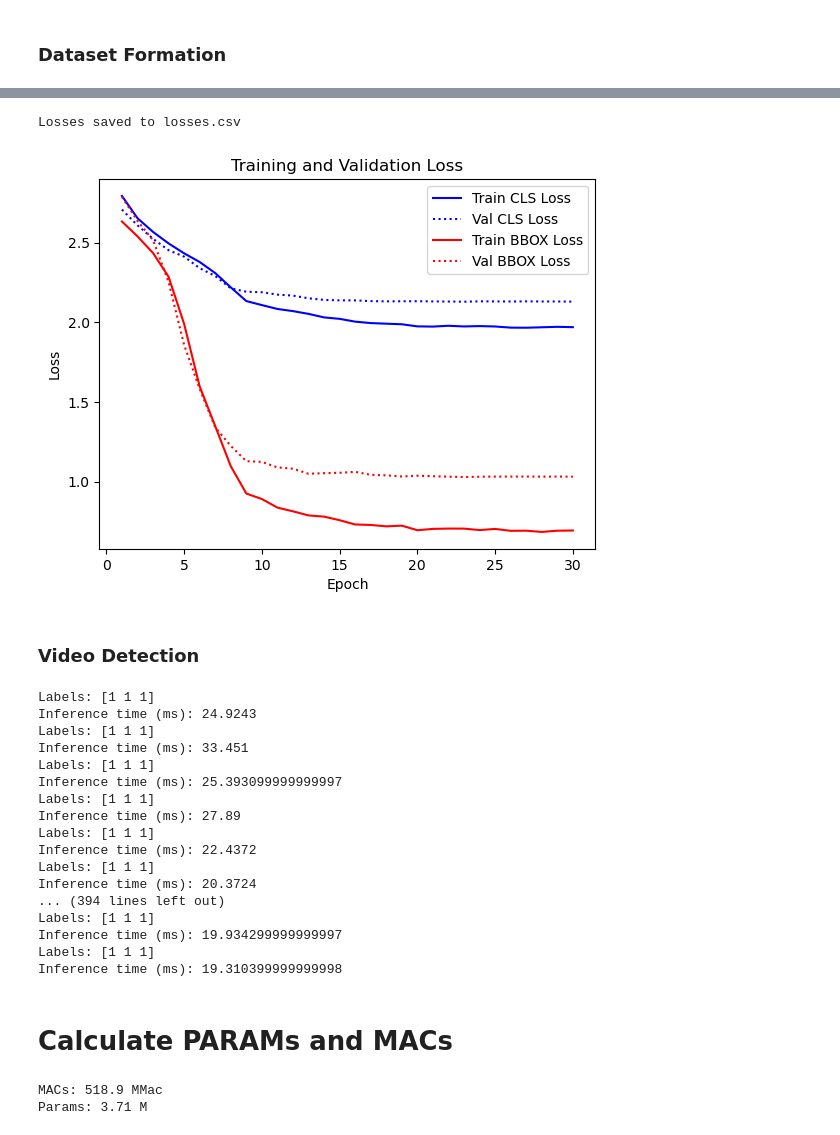
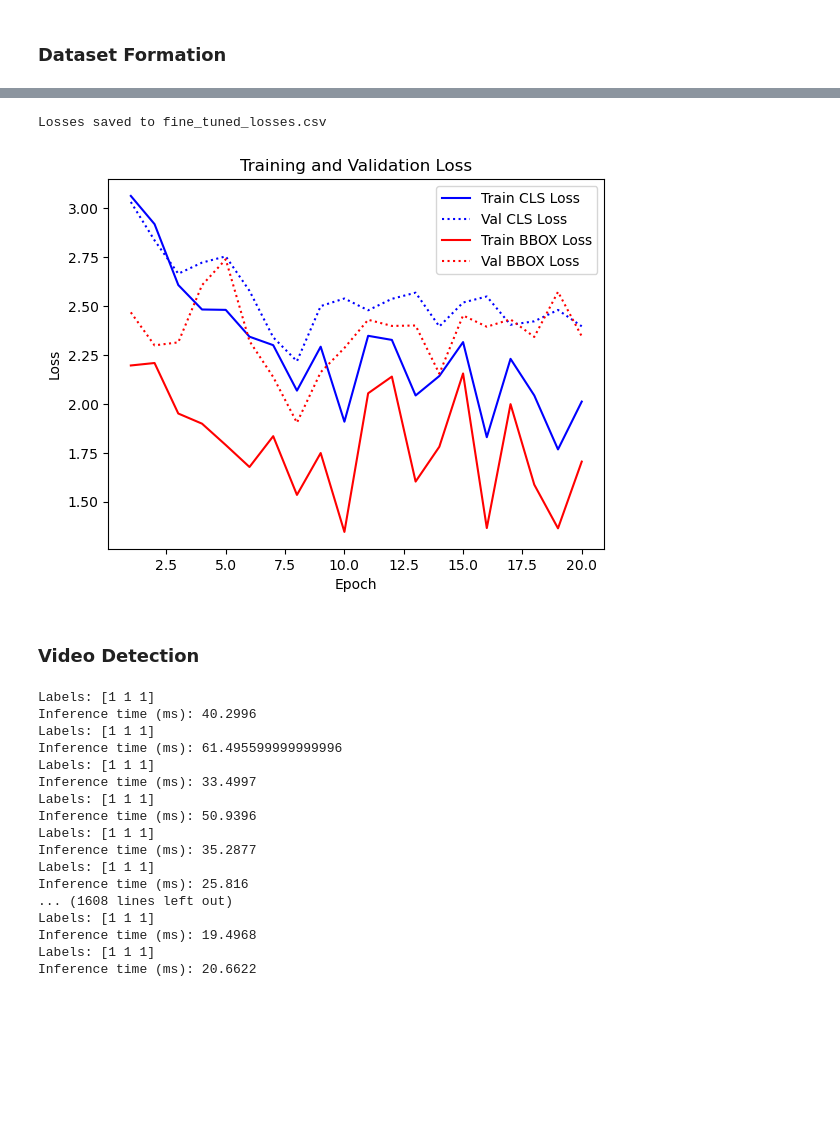
Before and after one commit to zarrar1607/Rat-Tracking-using-TensorFlow, a Jupyter notebook: SSDLiteFine Tuning.ipynb, the cells around one changed output, grey strips where cells are left out. Cells and saved outputs as stored; diff of their text form; code cells hidden in the pictures; blank space fills up the shorter version.

```diff
--- a/SSDLiteFine Tuning.ipynb
+++ b/SSDLiteFine Tuning.ipynb
@@ -681,7 +507,7 @@ Epoch 11/30: Val Total Loss: 3.2632, Val cls Loss: 2.1733, Val bbox Loss: 1.0899
 import csv
 
 # Save losses to a CSV file
-csv_file = "losses.csv"
+csv_file = "fine_tuned_losses.csv"
 with open(csv_file, "w", newline="") as f:
     writer = csv.writer(f)
     writer.writerow(["Epoch", "Train Loss", "Train cls Loss", "Train bbox Loss", "Val Loss", "Val cls Loss", "Val bbox Loss",])
@@ -689,7 +515,7 @@ with open(csv_file, "w", newline="") as f:
         writer.writerow([epoch, t_loss, t_cls, t_bbox, v_loss, v_cls, v_bbox])
 print(f"Losses saved to {csv_file}")
 # %% [output]
-Losses saved to losses.csv
+Losses saved to fine_tuned_losses.csv
 # %%
 import csv
 import matplotlib.pyplot as plt
@@ -697,32 +523,32 @@ import matplotlib.pyplot as plt
 epochs = []
 train_cls_losses = []
 val_cls_losses = []
 train_bbox_losses = []
 val_bbox_losses = []
 
 # Load data from the CSV file
-with open("losses.csv", "r") as f:
+with open("fine_tuned_losses.csv", "r") as f:
     reader = csv.DictReader(f)
     for row in reader:
         epochs.append(int(row["Epoch"]))
         train_cls_losses.append(float(row["Train cls Loss"]))
         val_cls_losses.append(float(row["Val cls Loss"]))
         train_bbox_losses.append(float(row["Train bbox Loss"]))
         val_bbox_losses.append(float(row["Val bbox Loss"]))
 
 # Plot the loss curves with consistent colors and line styles
 cls_color = 'blue'
 bbox_color = 'red'
 
 plt.plot(epochs, train_cls_losses, color=cls_color, linestyle='-', label="Train CLS Loss")
 plt.plot(epochs, val_cls_losses, color=cls_color, linestyle=':', label="Val CLS Loss")
 plt.plot(epochs, train_bbox_losses, color=bbox_color, linestyle='-', label="Train BBOX Loss")
 plt.plot(epochs, val_bbox_losses, color=bbox_color, linestyle=':', label="Val BBOX Loss")
 
 plt.xlabel("Epoch")
 plt.ylabel("Loss")
 plt.title("Training and Validation Loss")
 plt.legend()
 plt.show()
 # %% [output]
-[figure, old version]
+[figure, new version]
@@ -777,7 +580,7 @@ model = ssdlite320_mobilenet_v3_large(
 model.to(device)
 
 # Load saved weights
-model_path = r"C:\Machine Learning\Rat Tracking using TensorFlow\Model.pth"
+model_path = r"C:\Machine Learning\Rat Tracking using TensorFlow\Model_finetuned.pth"
 model.load_state_dict(torch.load(model_path, map_location=device))
 model.eval()
 
@@ -859,6 +662,8 @@ def main():
     # Choose one of your video files
     video_path = r"C:\Machine Learning\Rat Tracking using TensorFlow\Video\3_Mice.mp4"
     # video_path = r"C:\Machine Learning\Rat Tracking using TensorFlow\Video\BaselineDark.mp4"
+    # video_path = r"C:\Machine Learning\Rat Tracking using TensorFlow\Video\brown_rats.mp4"
+    # video_path = r"C:\Machine Learning\Rat Tracking using TensorFlow\Video\TestFile_video.mp4"
     cap = cv2.VideoCapture(video_path)
     if not cap.isOpened():
         print(f"Error opening video file: {video_path}")
@@ -910,59 +715,19 @@ if __name__ == "__main__":
     main()
 # %% [output]
 Labels: [1 1 1]
-Inference time (ms): 24.9243
+Inference time (ms): 40.2996
 Labels: [1 1 1]
-Inference time (ms): 33.451
+Inference time (ms): 61.495599999999996
 Labels: [1 1 1]
-Inference time (ms): 25.393099999999997
+Inference time (ms): 33.4997
 Labels: [1 1 1]
-Inference time (ms): 27.89
+Inference time (ms): 50.9396
 Labels: [1 1 1]
-Inference time (ms): 22.4372
+Inference time (ms): 35.2877
 Labels: [1 1 1]
-Inference time (ms): 20.3724
-... (394 lines left out)
+Inference time (ms): 25.816
+... (1608 lines left out)
 Labels: [1 1 1]
-Inference time (ms): 19.934299999999997
+Inference time (ms): 19.4968
 Labels: [1 1 1]
-Inference time (ms): 19.310399999999998
+Inference time (ms): 20.6622
-# %% [markdown]
-# Calculate PARAMs and MACs
-# %%
-import torch
-import torch.nn as nn
-from ptflops import get_model_complexity_info
-
-class SSDWrapper(nn.Module):
-    def __init__(self, detection_model):
-        super().__init__()
-        self.model = detection_model
-
-    def forward(self, x):
-        # x will be a single Tensor of shape (batch_size=1, 3, H, W)
-        # We need to transform it into a list of images for SSDLite.
-        return self.model([x[0]])  # pass as a list with one image
-import torch
-from ptflops import get_model_complexity_info
-
-# 1. Wrap the SSDLite model
-wrapped_model = SSDWrapper(model).to(device)
-wrapped_model.eval()
-
-# 2. Define the input shape for which you want to measure FLOPs
-input_res = (3, 320, 320)  # (channels, height, width)
-
-# 3. Calculate MACs and Params using ptflops
-with torch.cuda.device(0):
-    macs, params = get_model_complexity_info(
-        wrapped_model,
-        input_res,
-        as_strings=True,           # If True, returns strings like '0.88 GFLOPs'
-        print_per_layer_stat=False # If True, prints layer-by-layer stats
-    )
-
-print(f"MACs: {macs}")
-print(f"Params: {params}")
-# %% [output]
-MACs: 518.9 MMac
-Params: 3.71 M
```
Also changed, not shown: parts of 14 cells of this notebook, 9 other files.
